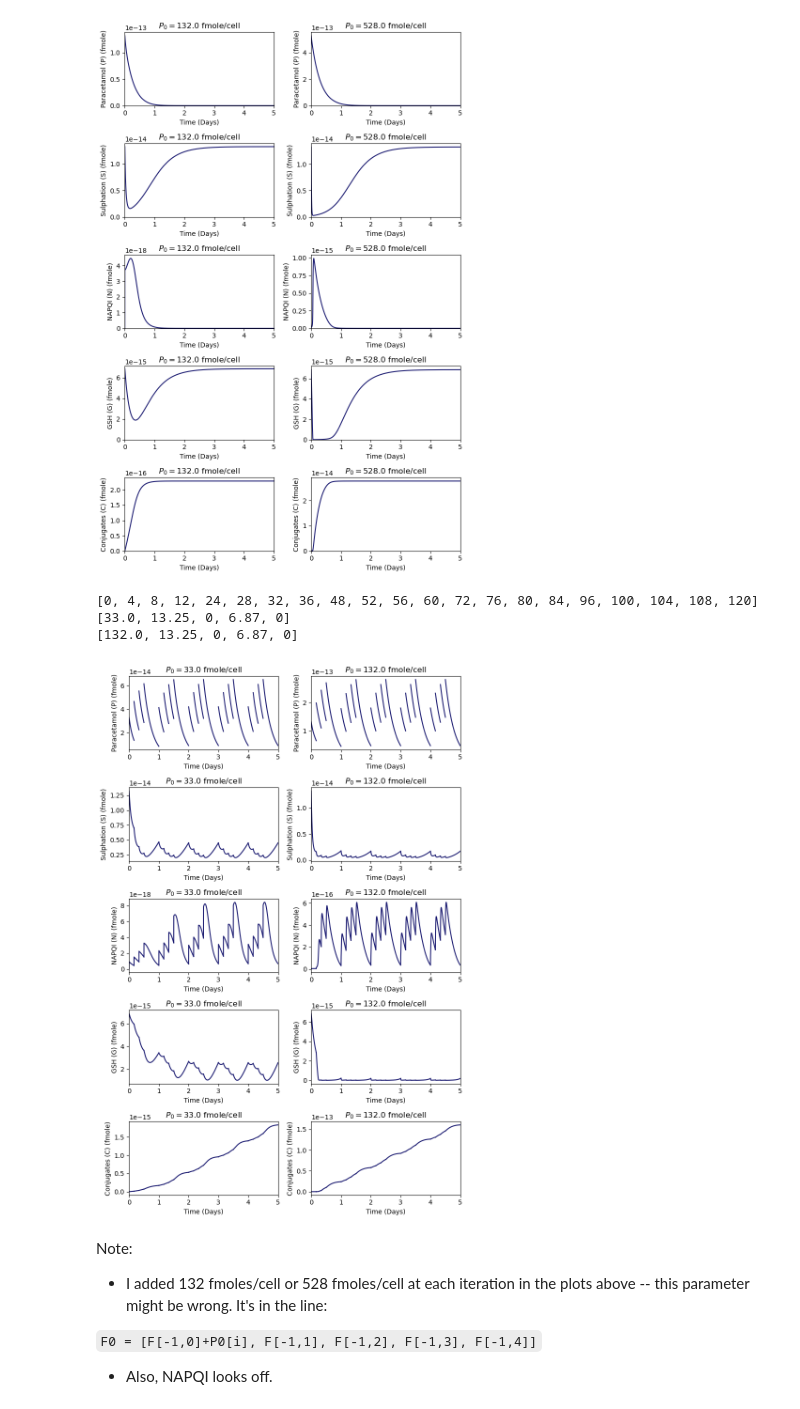
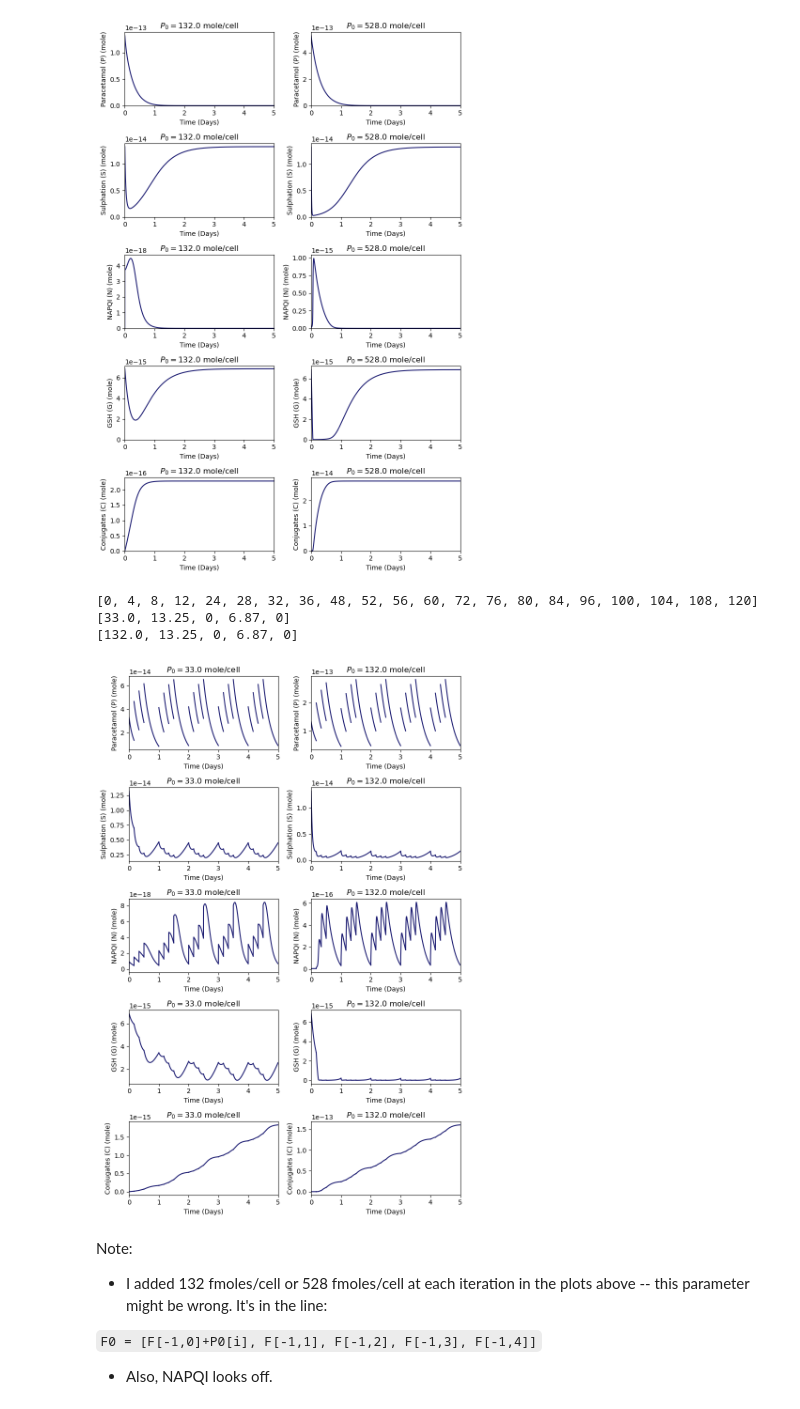
Before and after one commit to magicplankton/BIOL-AMATH-382-Project, a Jupyter notebook: simulation.ipynb, the cells around one changed output. Drawn from its saved outputs; the diff is of its cells as text; code cells hidden in the pictures.

Commit message:
moles

```diff
--- a/simulation.ipynb
+++ b/simulation.ipynb
@@ -77,8 +77,8 @@ for i, initial_P0 in enumerate(P0):
         # Plotting each subplot:
         axes[j, i].plot(times, F[:,j] * 10**-15, color='midnightblue')
         axes[j, i].set_xlabel("Time (Days)")
-        axes[j, i].set_ylabel(f"{variables[j]} (fmole)")
-        axes[j, i].set_title(f"$P_0 = {initial_P0}$ fmole/cell")
+        axes[j, i].set_ylabel(f"{variables[j]} (mole)")
+        axes[j, i].set_title(f"$P_0 = {initial_P0}$ mole/cell")
         axes[j, i].set_xlim(0, 5)
         axes[j, i].set_ylim(0,)
 
@@ -105,36 +105,36 @@ print(dose_times)
 fig, axes = plt.subplots(5, 2, figsize=(8, 12))
 
 for i, initial_P0 in enumerate(P0):
     # Running a simulation for each case of P0:
     F0 = [initial_P0, b_s/d_s, 0, b_G/d_G, 0]
     print(F0)
     for t in range(len(dose_times)-1):
         # setting up a 4 or 12 hour time period, depending on the time of day
         t_min = 0
         t_max = (dose_times[t+1] - dose_times[t])/24
         times = np.arange(t_min, t_max+dt, dt)
         F = odeint(dFdt_original, F0, times)  # Run simulation
         #print(F.shape)
         for j, variable in enumerate(variables):
             # Plotting each subplot:
             # the times are offset by the dose time
             axes[j, i].plot(times + dose_times[t]/24, F[:,j] * 10**-15, color='midnightblue')
             axes[j, i].set_xlabel("Time (Days)")
-            axes[j, i].set_ylabel(f"{variables[j]} (fmole)")
-            axes[j, i].set_title(f"$P_0 = {initial_P0}$ fmole/cell")
+            axes[j, i].set_ylabel(f"{variables[j]} (mole)")
+            axes[j, i].set_title(f"$P_0 = {initial_P0}$ mole/cell")
             axes[j, i].set_xlim(0, 5)
             #axes[j, i].set_ylim(0,)
         # the final values become the initial conditions for the next dose:
         F0 = [F[-1,0]+P0[i], F[-1,1], F[-1,2], F[-1,3], F[-1,4]]
         #print([F[-1,0]+P0[i], F[-1,1], F[-1,2], F[-1,3], F[-1,4]])
 
 plt.tight_layout()
 plt.show()
 # %% [output]
 [0, 4, 8, 12, 24, 28, 32, 36, 48, 52, 56, 60, 72, 76, 80, 84, 96, 100, 104, 108, 120]
 [33.0, 13.25, 0, 6.87, 0]
 [132.0, 13.25, 0, 6.87, 0]
-[figure, old version]
+[figure, new version]
 # %% [markdown]
 Note:
 
```
